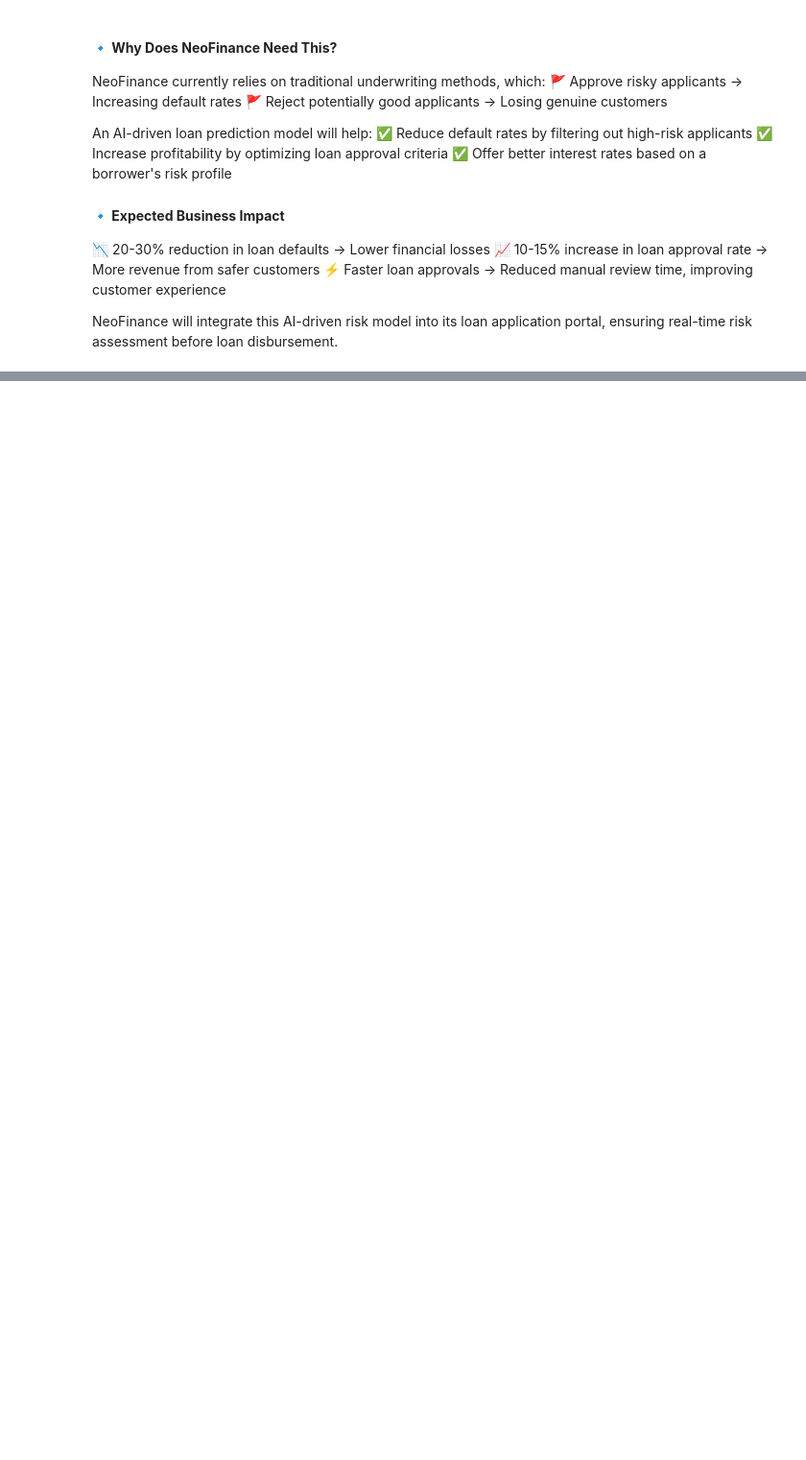
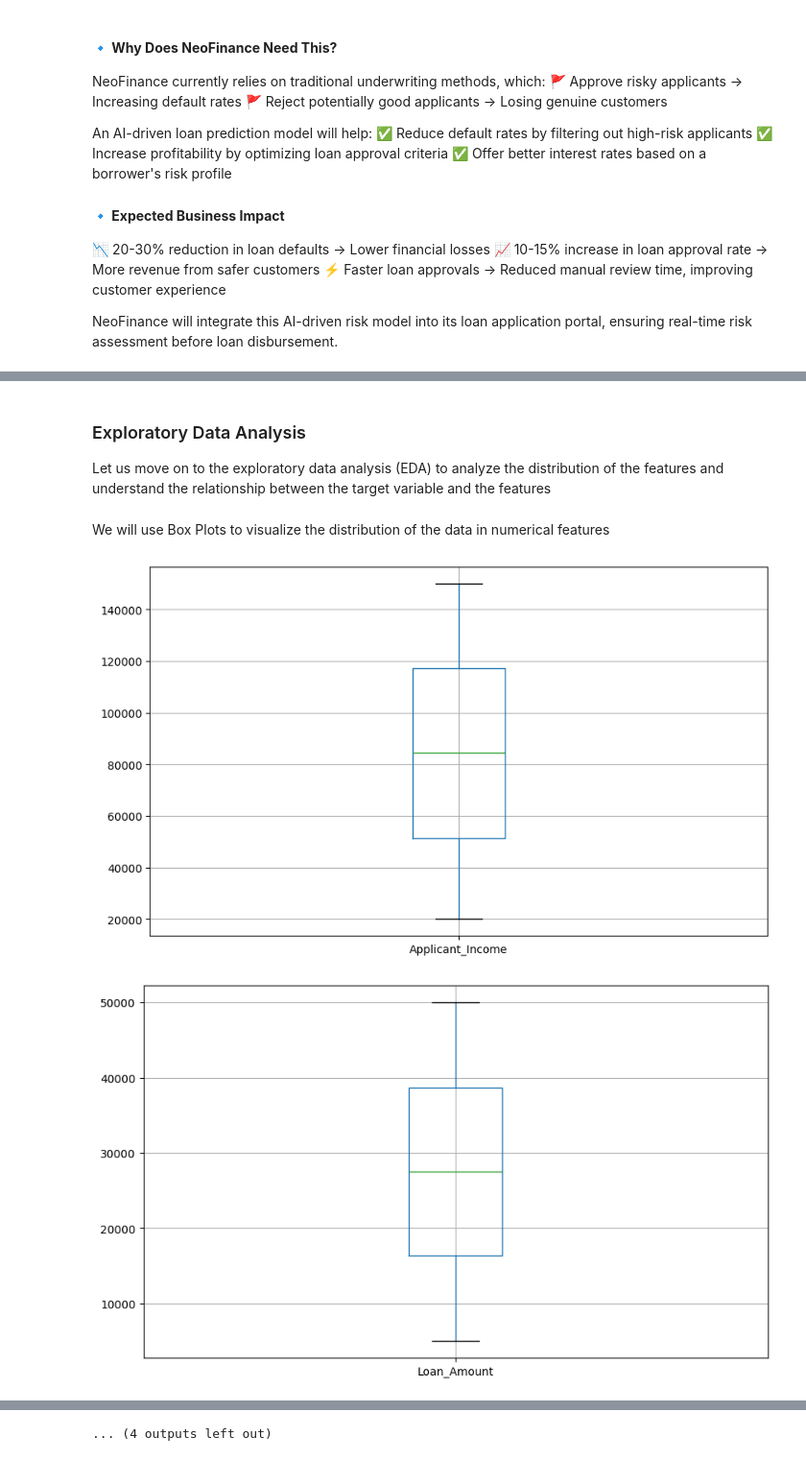
Before and after one commit to AnupamKNN/LoanDefault, a Jupyter notebook: notebooks/01. EDA.ipynb, the cells around one changed output, grey strips where cells are left out. Shown at 96% size. Drawn from its saved outputs; the diff is of its cells as text; code cells hidden in the pictures; blank space fills up the shorter version.

Commit message:
EDA, Data Preprocessing and Model Tarining on Jupyter Notebook Done, Data Pushed to MongoDB

```diff
--- a/notebooks/01. EDA.ipynb
+++ b/notebooks/01. EDA.ipynb
@@ -41,0 +312,9 @@ NeoFinance will integrate this AI-driven risk model into its loan application po
+# %%
+for x in cat_features:
+    for i in cat_features:
+        if i != x:
+            print("Chi-Square Test between {} and {}".format(x, i))
+            chi_square_test(df, x, i)
+            print('\n')
+            print("====================================================="*2)
+            print('\n')
@@ -41,0 +395,14 @@ NeoFinance will integrate this AI-driven risk model into its loan application po
+# %% [markdown]
+### Exploratory Data Analysis
+
+Let us move on to the exploratory data analysis (EDA) to analyze the distribution of the features and understand the relationship between the target variable and the features
+# %% [markdown]
+We will use Box Plots to visualize the distribution of the data in numerical features
+# %%
+for i in range(len(num_features)):
+    plt.figure(figsize=(10, 6))
+    df.boxplot(column=num_features[i], vert=True)
+    plt.show()
+# %% [output]
+[figure, added]
+[figure, added]
@@ -41,0 +419 @@ NeoFinance will integrate this AI-driven risk model into its loan application po
+... (4 outputs left out)
```
Also changed, not shown: parts of 52 cells of this notebook, 11 other files.
